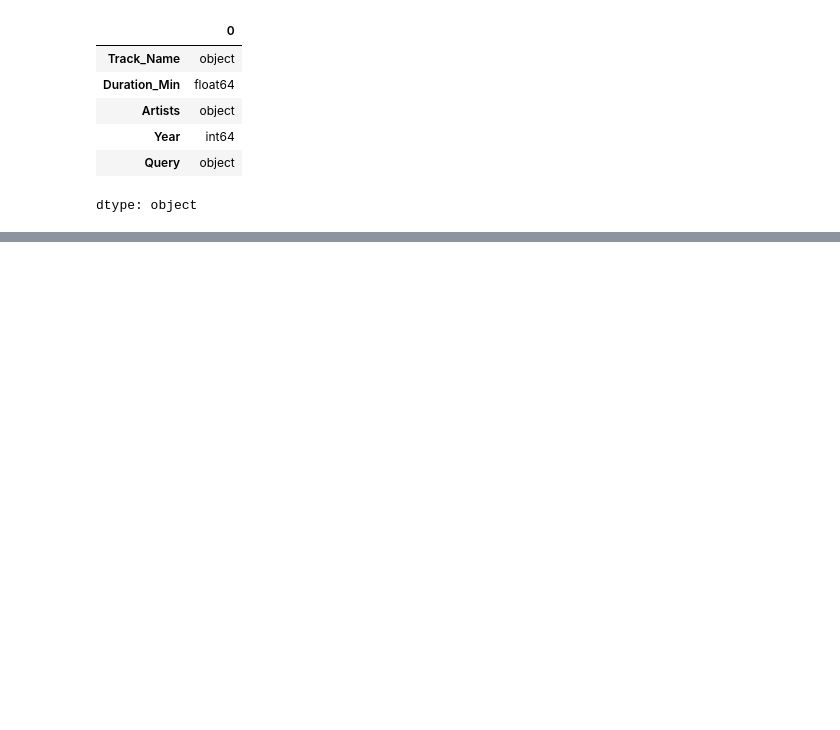
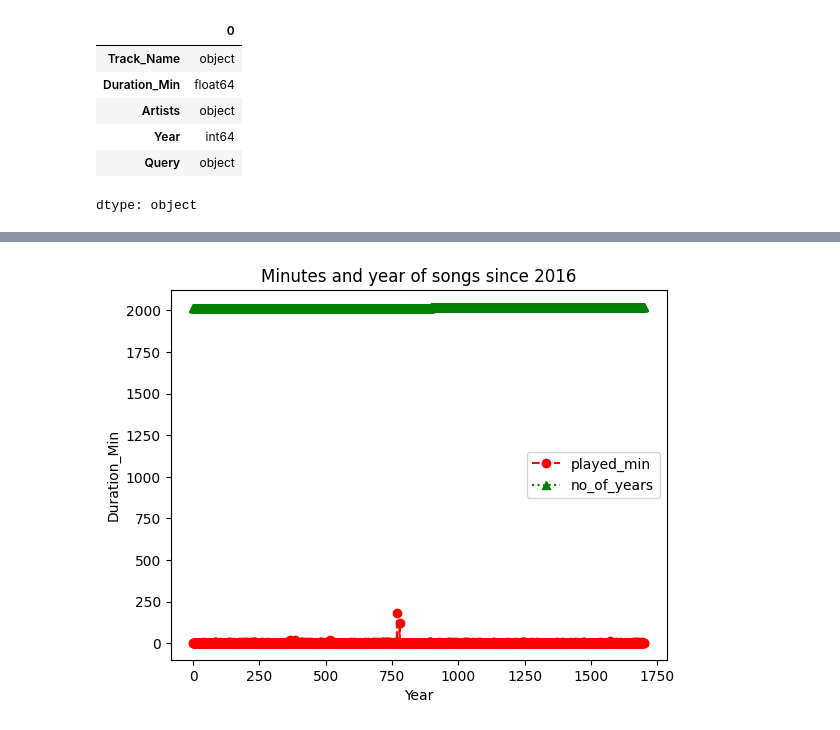
Before and after one commit to patilhumesh88-spec/data_projects_01, a Jupyter notebook: pract.ipynb, the cells around one changed output, grey strips where cells are left out. Saved outputs shown, nothing was run; the diff lists cells and outputs as text; code cells hidden in the pictures; blank space fills up the shorter version.

```diff
--- a/pract.ipynb
+++ b/pract.ipynb
@@ -373,0 +453,10 @@ new_df
+# %%
+plt.plot(df['Duration_Min'],  'ro--',label="played_min")
+plt.plot(df['Year'],'g^:', label="no_of_years")
+plt.xlabel("Year")
+plt.ylabel("Duration_Min")
+plt.title("Minutes and year of songs since 2016")
+plt.legend()
+plt.show()
+# %% [output]
+[figure, added]
```
Also changed, not shown: parts of 11 cells of this notebook.
